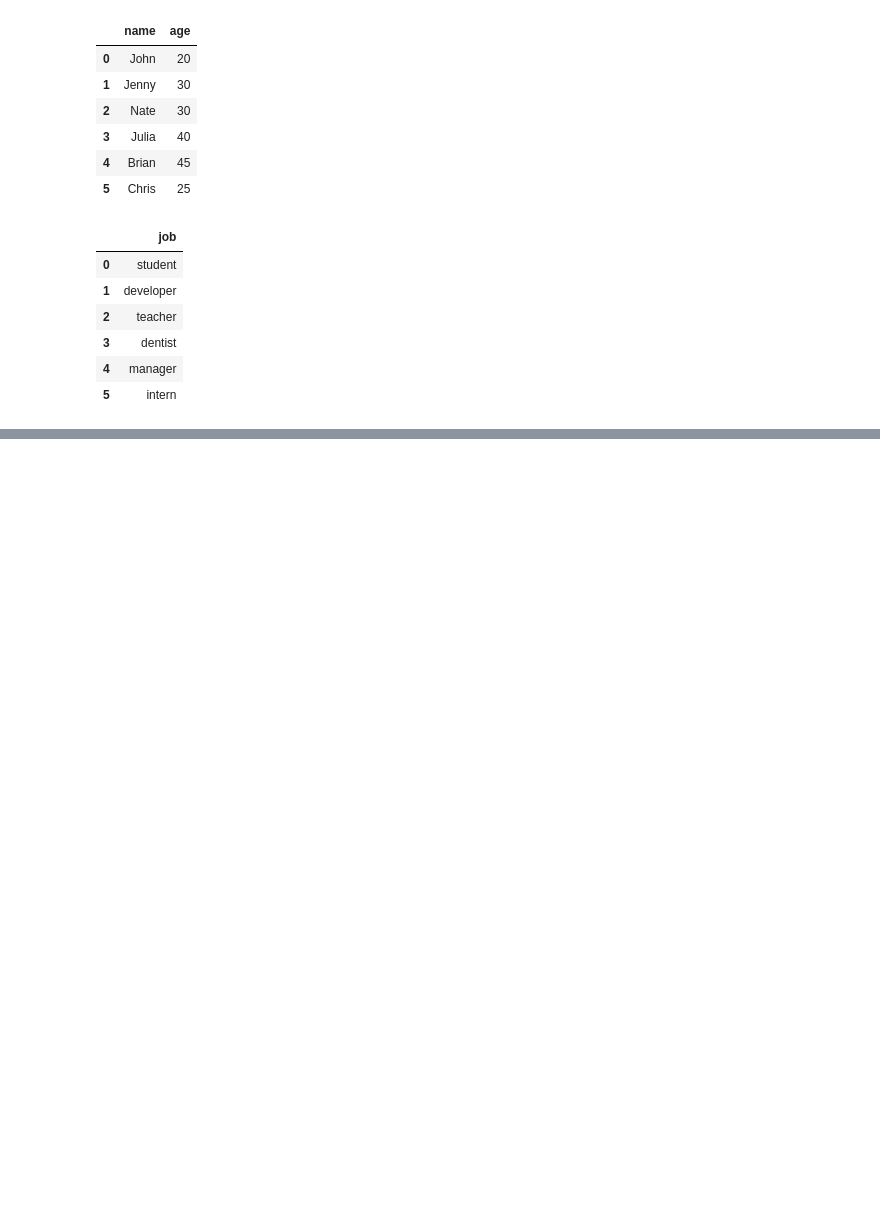
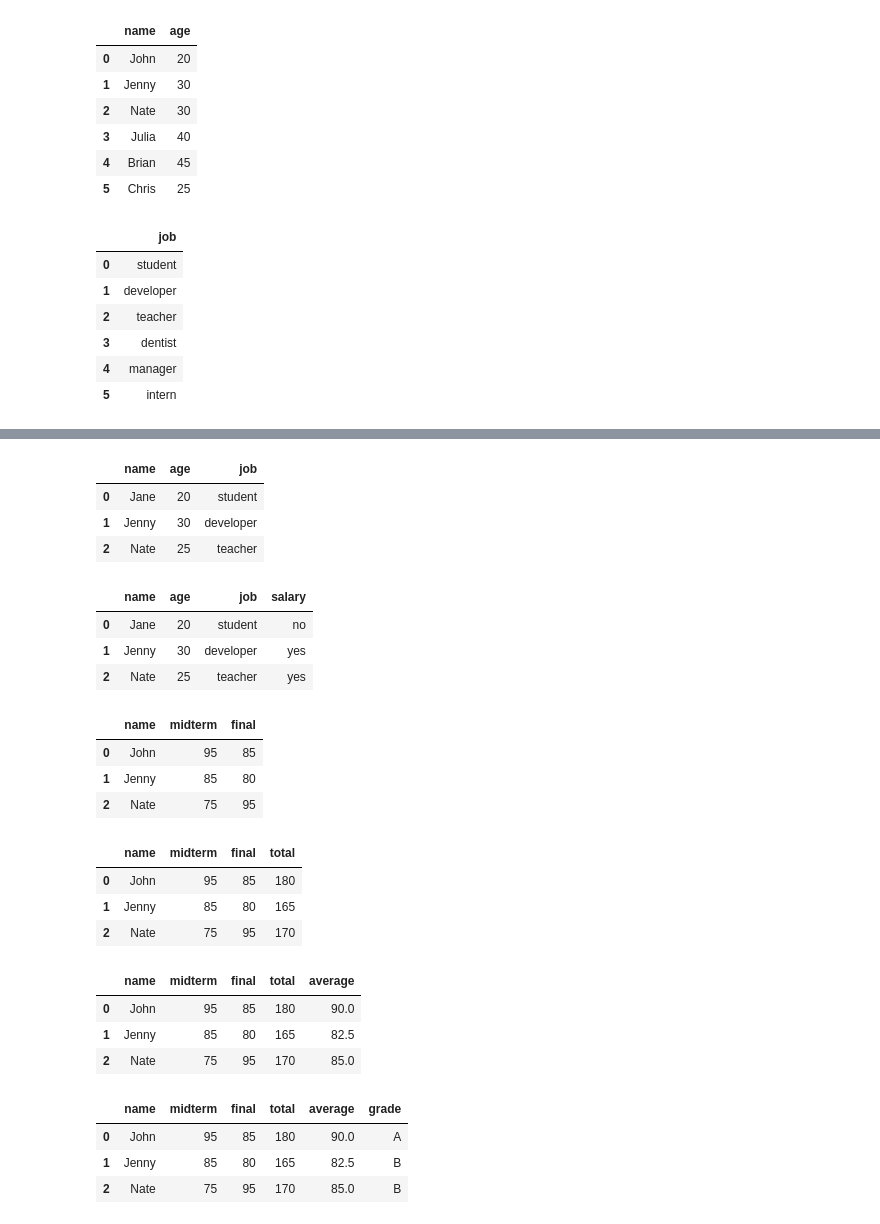
Before and after one commit to u8yes/AI, a Jupyter notebook: src/chap01/04_Pandas_20221109-10.ipynb, the cells around one changed output, grey strips where cells are left out. Drawn from its saved outputs; the diff is of its cells as text; code cells hidden in the pictures; blank space fills up the shorter version.

```diff
--- a/src/chap01/04_Pandas_20221109-10.ipynb
+++ b/src/chap01/04_Pandas_20221109-10.ipynb
@@ -374,0 +478,73 @@ df
+# %%
+df = df.drop('salary', axis=1) # salary 칼럼 삭제
+df
+# %% [output]
+|  | name | age | job |
+| 0 | Jane | 20 | student |
+| 1 | Jenny | 30 | developer |
+| 2 | Nate | 25 | teacher |
+# %%
+# 넘파이를 이용해서 한줄에 새로운 컬럼값을 생성
+import numpy as np
+
+df['salary'] = np.where(df['job'] != 'student', 'yes', 'no') # 파생변수('yes', 'no' 등)를 새로 추가해줌.
+df
+# %% [output]
+|  | name | age | job | salary |
+| 0 | Jane | 20 | student | no |
+| 1 | Jenny | 30 | developer | yes |
+| 2 | Nate | 25 | teacher | yes |
+# %%
+friend_dict_list = [{'name':'John', 'midterm':95, 'final':85},
+                    {'name':'Jenny', 'midterm':85, 'final':80},
+                    {'name':'Nate', 'midterm':75, 'final':95}]
+
+score_df = pd.DataFrame(friend_dict_list, columns=['name','midterm','final'])
+score_df
+# %% [output]
+|  | name | midterm | final |
+| 0 | John | 95 | 85 |
+| 1 | Jenny | 85 | 80 |
+| 2 | Nate | 75 | 95 |
+# %%
+# 파생 변수
+score_df['total'] = score_df['midterm'] + score_df['final']
+score_df
+# %% [output]
+|  | name | midterm | final | total |
+| 0 | John | 95 | 85 | 180 |
+| 1 | Jenny | 85 | 80 | 165 |
+| 2 | Nate | 75 | 95 | 170 |
+# %%
+# 평균
+score_df['average'] = score_df['total'] / 2
+score_df
+# %% [output]
+|  | name | midterm | final | total | average |
+| 0 | John | 95 | 85 | 180 | 90.0 |
+| 1 | Jenny | 85 | 80 | 165 | 82.5 |
+| 2 | Nate | 75 | 95 | 170 | 85.0 |
+# %%
+# 리스트에 조건별 값을 담아서, 새로운 컬럼으로 추가 시킬 수 있다.
+
+grades = []
+
+for row in score_df['average']:
+    if row >= 90:
+        grades.append('A')
+    elif row >= 80:
+        grades.append('B')
+    elif row >= 70:
+        grades.append('C')
+    elif row >= 60:
+        grades.append('D')
+    else:
+        grades.append('F')
+
+score_df['grade'] = grades
+score_df
+# %% [output]
+|  | name | midterm | final | total | average | grade |
+| 0 | John | 95 | 85 | 180 | 90.0 | A |
+| 1 | Jenny | 85 | 80 | 165 | 82.5 | B |
+| 2 | Nate | 75 | 95 | 170 | 85.0 | B |
```
Also changed, not shown: parts of 23 cells of this notebook.
